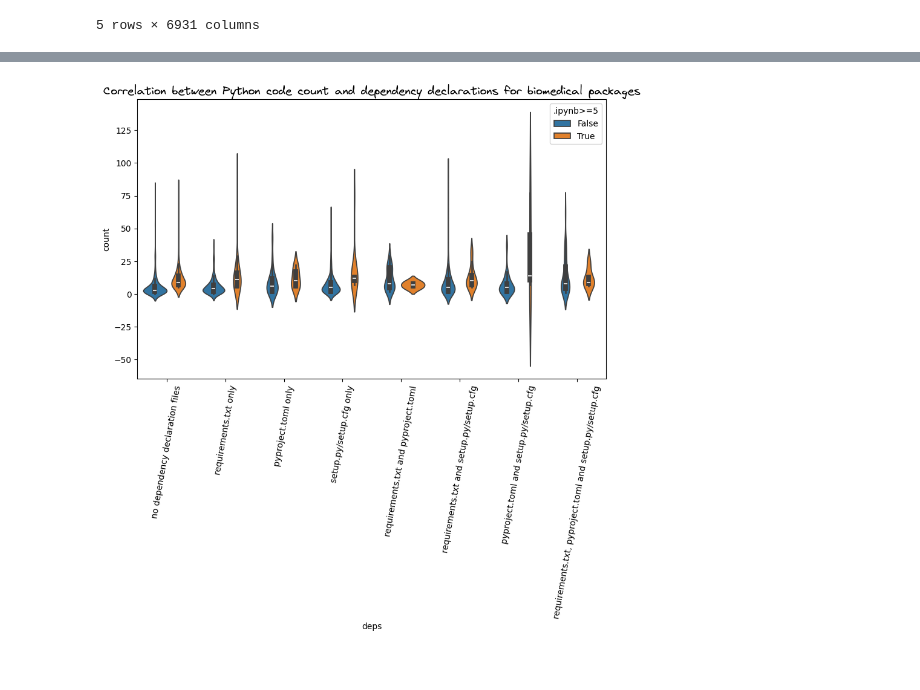
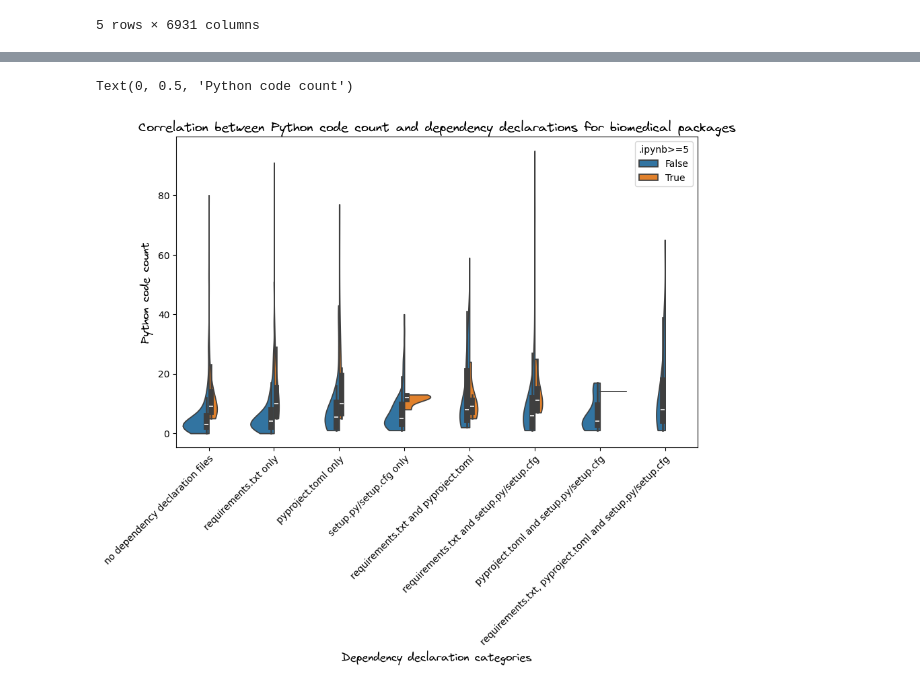
Before and after one commit to tweag/FawltyDeps-analysis, a Jupyter notebook: notebooks/analysis_biomed_pypi.ipynb, the cells around one changed output, grey strips where cells are left out. Saved outputs shown, nothing was run; the diff lists cells and outputs as text; code cells hidden in the pictures.

```diff
--- a/notebooks/analysis_biomed_pypi.ipynb
+++ b/notebooks/analysis_biomed_pypi.ipynb
@@ -302,7 +302,7 @@ for project_name, deps in depsfiles_biomed.items():
             project_pyproject_toml.add(project_name)
             break
     for dep in deps:
-        if dep["parser_choice"].startswith("setup"):
+        if dep["parser_choice"].startswith("setup") and dep["deps_count"] > 0:
             project_setup.add(project_name)
             break
 # %%
@@ -663,10 +663,13 @@ codedirs_sum_main_biomed.head()
 | brian2genn | scripts | pyproject.toml only | 6.0 | 6.0 | 0.0 | False | False | False | False |
 | yeadon | PROJECT_NAME | requirements.txt and setup.py/set... | 6.0 | 6.0 | 0.0 | False | False | False | False |
 # %%
-ax = sns.violinplot(y="count", x="deps", hue=".ipynb>=5", data=codedirs_sum_main_biomed[codedirs_sum_main_biomed["count"] < 100])
-ax.tick_params(axis='x', rotation=80)
+ax = sns.violinplot(y="count", x="deps", hue=".ipynb>=5", data=codedirs_sum_main_biomed[codedirs_sum_main_biomed["count"] < 100], split=True, cut=0)
+plt.setp(ax.get_xticklabels(), rotation=45, ha="right", rotation_mode="anchor")
 ax.set_title("Correlation between Python code count and dependency declarations for biomedical packages", fontname='Virgil 3 YOFF', fontsize=14)
-plt.savefig("correlation_biomed_1.png", dpi=600, bbox_inches="tight")
+plt.xlabel('Dependency declaration categories', fontname='Virgil 3 YOFF', fontsize=12)
+plt.ylabel('Python code count', fontname='Virgil 3 YOFF', fontsize=12)
+# plt.savefig("correlation_biomed_1.png", dpi=600, bbox_inches="tight")
 # %% [output]
+Text(0, 0.5, 'Python code count')
-[figure, old version]
+[figure, new version]
 # %%
```
Also changed, not shown: parts of 11 cells of this notebook.
